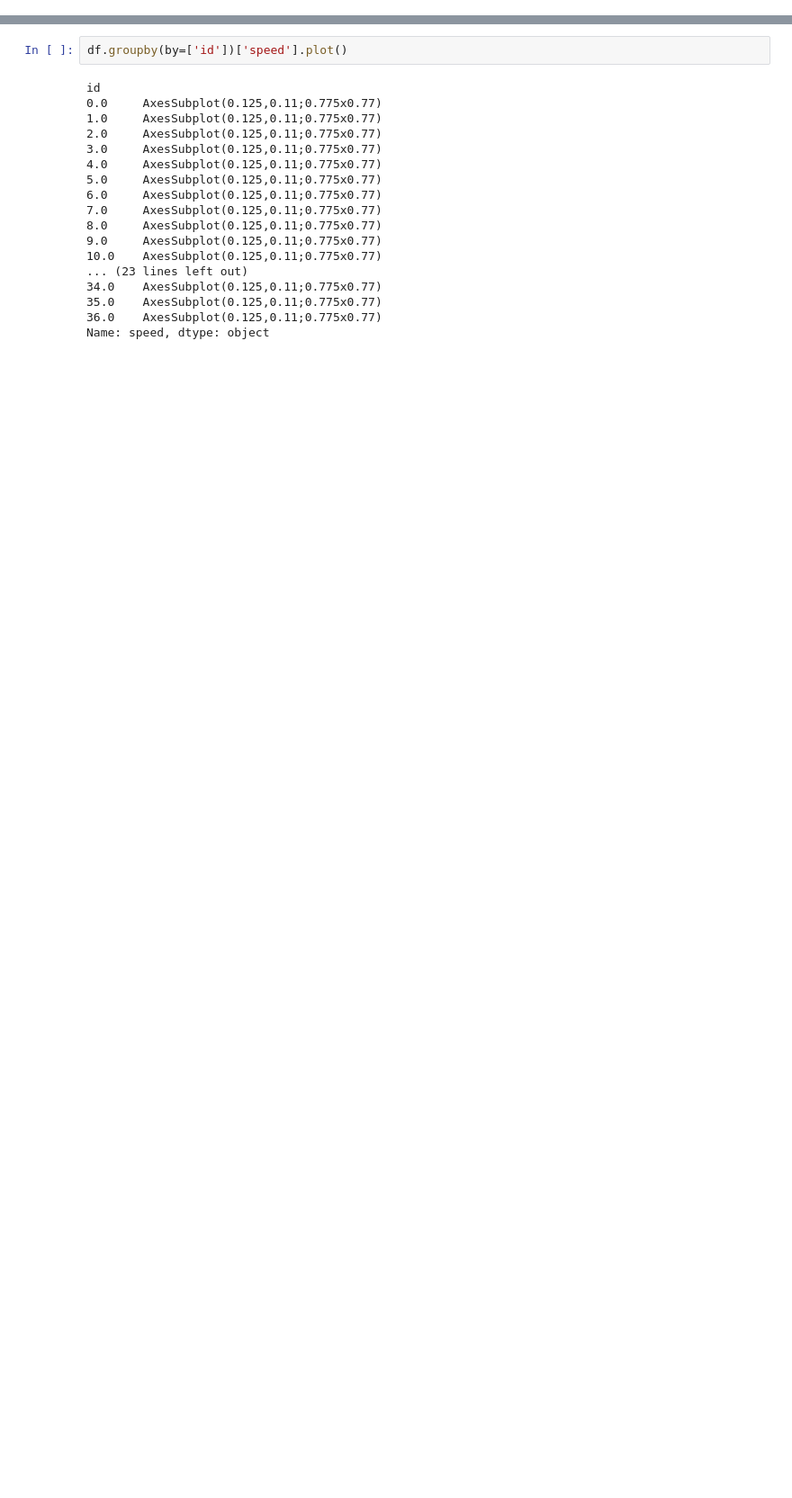
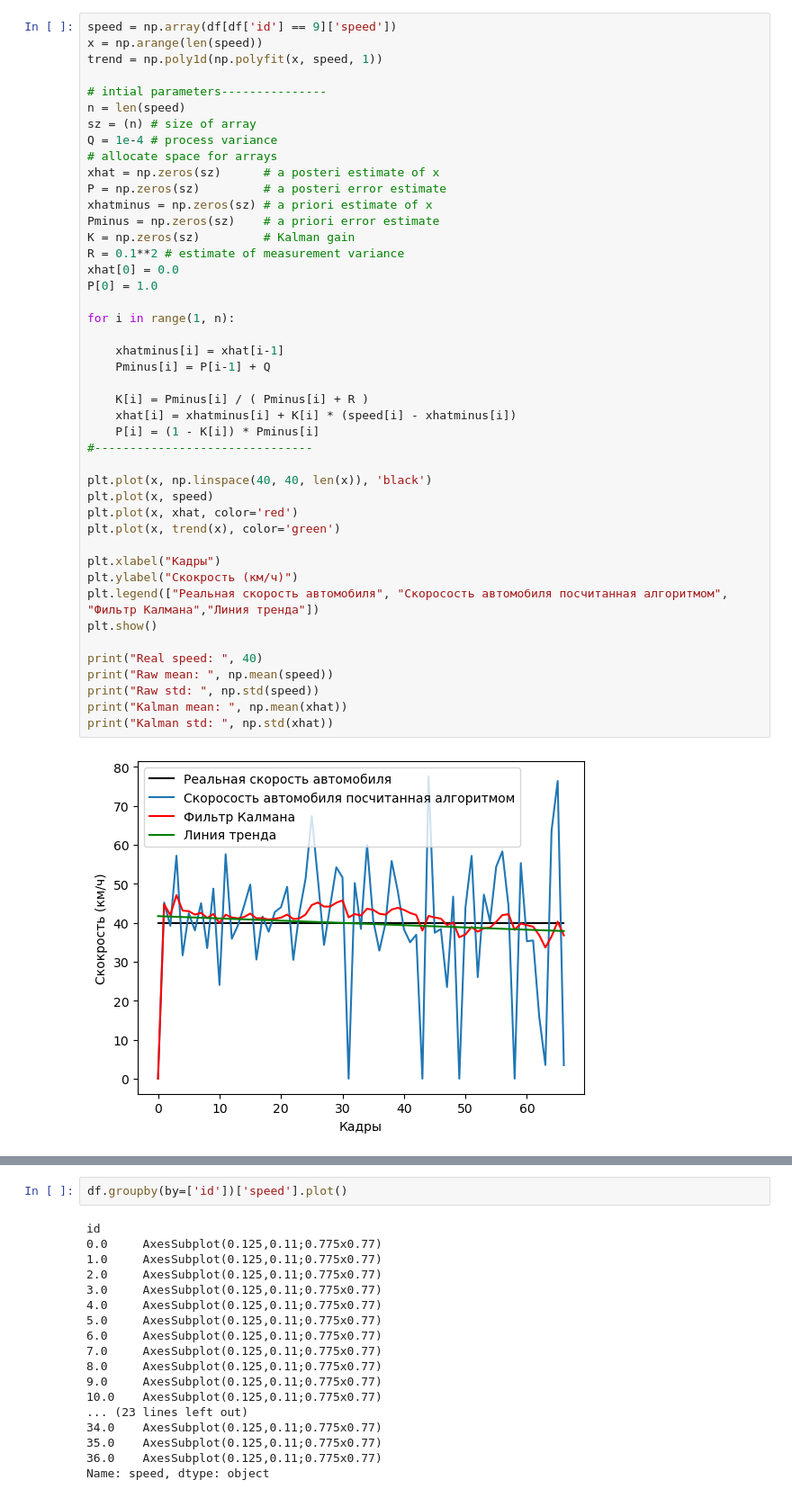
Before and after one commit to NoPainNoGane/yolov5_deepsort, a Jupyter notebook: statistics.ipynb, the cells around one changed output, grey strips where cells are left out. Shown at 90% size. Cells and saved outputs as stored; diff of their text form; blank space fills up the shorter version.

```diff
--- a/statistics.ipynb
+++ b/statistics.ipynb
@@ -43,0 +11,46 @@ LinAlgError: SVD did not converge in Linear Least Squares
+# %%
+speed = np.array(df[df['id'] == 9]['speed'])
+x = np.arange(len(speed))
+trend = np.poly1d(np.polyfit(x, speed, 1))
+
+# intial parameters---------------
+n = len(speed)
+sz = (n) # size of array
+Q = 1e-4 # process variance
+# allocate space for arrays
+xhat = np.zeros(sz)      # a posteri estimate of x
+P = np.zeros(sz)         # a posteri error estimate
+xhatminus = np.zeros(sz) # a priori estimate of x
+Pminus = np.zeros(sz)    # a priori error estimate
+K = np.zeros(sz)         # Kalman gain
+R = 0.1**2 # estimate of measurement variance
+xhat[0] = 0.0
+P[0] = 1.0
+
+for i in range(1, n):
+
+    xhatminus[i] = xhat[i-1]
+    Pminus[i] = P[i-1] + Q
+
+    K[i] = Pminus[i] / ( Pminus[i] + R )
+    xhat[i] = xhatminus[i] + K[i] * (speed[i] - xhatminus[i])
+    P[i] = (1 - K[i]) * Pminus[i]
+#-------------------------------
+
+plt.plot(x, np.linspace(40, 40, len(x)), 'black')
+plt.plot(x, speed)
+plt.plot(x, xhat, color='red')
+plt.plot(x, trend(x), color='green')
+
+plt.xlabel("Кадры")
+plt.ylabel("Скокрость (км/ч)")
+plt.legend(["Реальная скорость автомобиля", "Скоросость автомобиля посчитанная алгоритмом", "Фильтр Калмана","Линия тренда"])
+plt.show()
+
+print("Real speed: ", 40)
+print("Raw mean: ", np.mean(speed))
+print("Raw std: ", np.std(speed))
+print("Kalman mean: ", np.mean(xhat))
+print("Kalman std: ", np.std(xhat))
+# %% [output]
+[figure, added]
```
Also changed, not shown: parts of 8 cells of this notebook, 3 other files.
